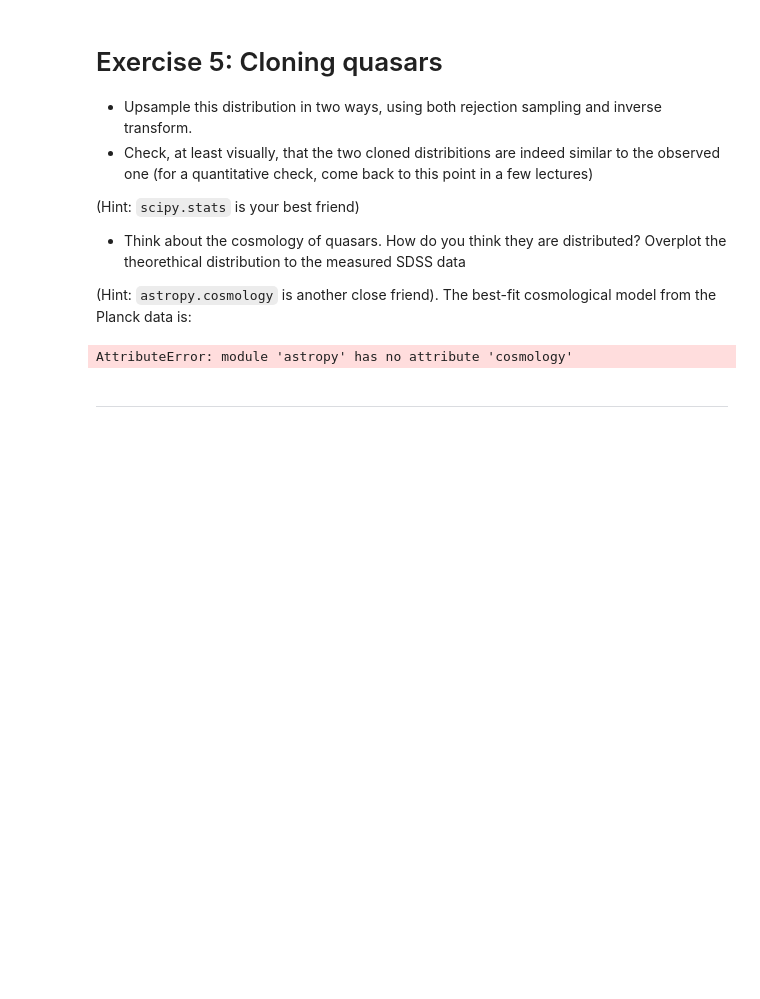
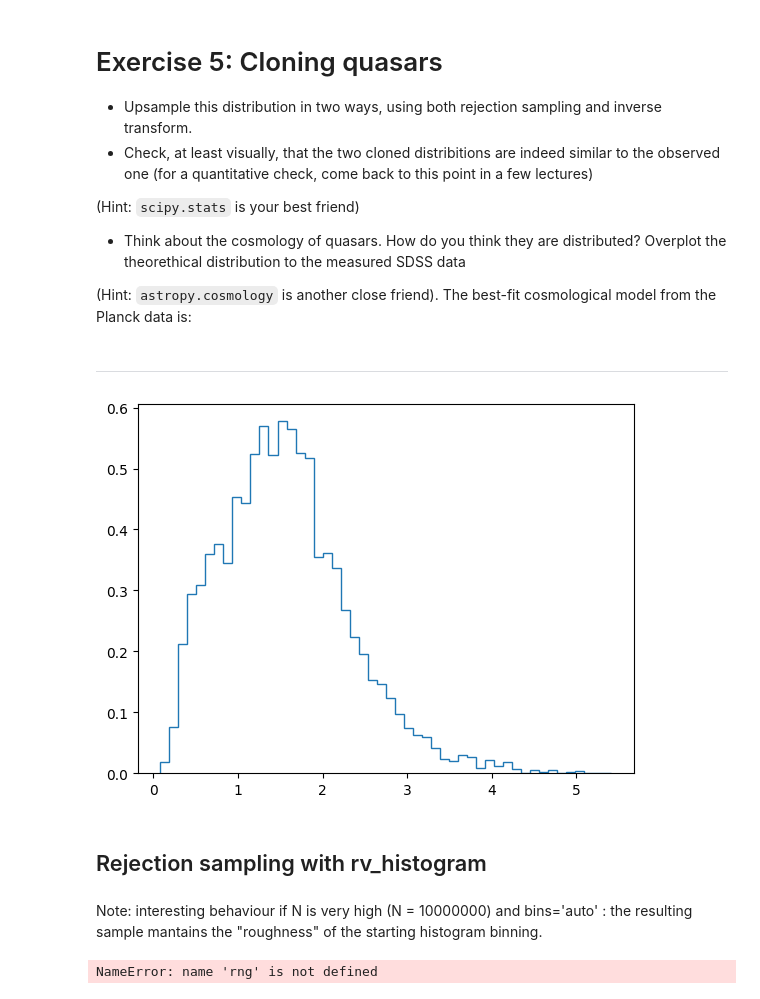
Before and after one commit to FraNob/astrostatistics_bicocca_2022, a Jupyter notebook: working/W05_quasars.ipynb, the cells around one changed output. Drawn from its saved outputs; the diff is of its cells as text; code cells hidden in the pictures; blank space fills up the shorter version.

```diff
--- a/working/W05_quasars.ipynb
+++ b/working/W05_quasars.ipynb
@@ -9,11 +9,6 @@
 - Think about the cosmology of quasars. How do you think they are distributed? Overplot the theorethical distribution to the measured SDSS data
 
 (Hint: `astropy.cosmology` is another close friend). The best-fit cosmological model from the Planck data is:
-# %%
-import astropy
-astropy.cosmology.Planck15
-# %% [output]
-AttributeError: module 'astropy' has no attribute 'cosmology'
 # %% [markdown]
 ---
 # %%
@@ -26,3 +21,33 @@ data = fetch_dr7_quasar()
 data = data[:10000]
 
 z = data['redshift']
+# %%
+import matplotlib as mpl
+import pylab as plt
+import numpy as np
+
+bins = 50
+counts, edges, patches = plt.hist(z,bins=bins,density=True, histtype='step')
+# %% [output]
+[figure, added]
+# %% [markdown]
+## Rejection sampling with rv_histogram
+# %% [markdown]
+Note: interesting behaviour if N is very high (N = 10000000) and bins='auto' : the resulting sample mantains the "roughness" of the starting histogram binning.
+# %%
+from scipy import stats
+N = 20000
+dist = stats.rv_histogram((counts,edges))
+
+x = rng.uniform(0, xmax, N)
+y = rng.uniform(0, ymax, N)
+
+good_points = x[y<=dist.pdf(x)]
+
+z_upsampled = np.concatenate((z,good_points))
+
+h1=plt.hist(z_upsampled,bins='auto',density=True, histtype='step', label='true rejection method')
+h2=plt.hist(dist.rvs(size=N),bins='auto',density=True,histtype='step',label='dist.rvs() method')
+plt.legend()
+# %% [output]
+NameError: name 'rng' is not defined
```
Also changed, not shown: parts of 8 cells of this notebook, 1 other file.
